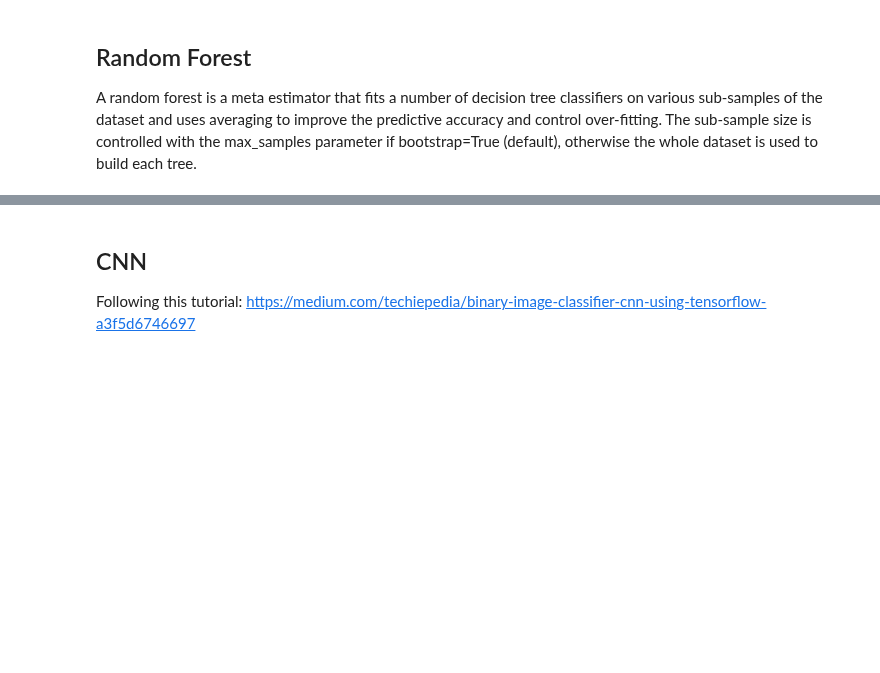
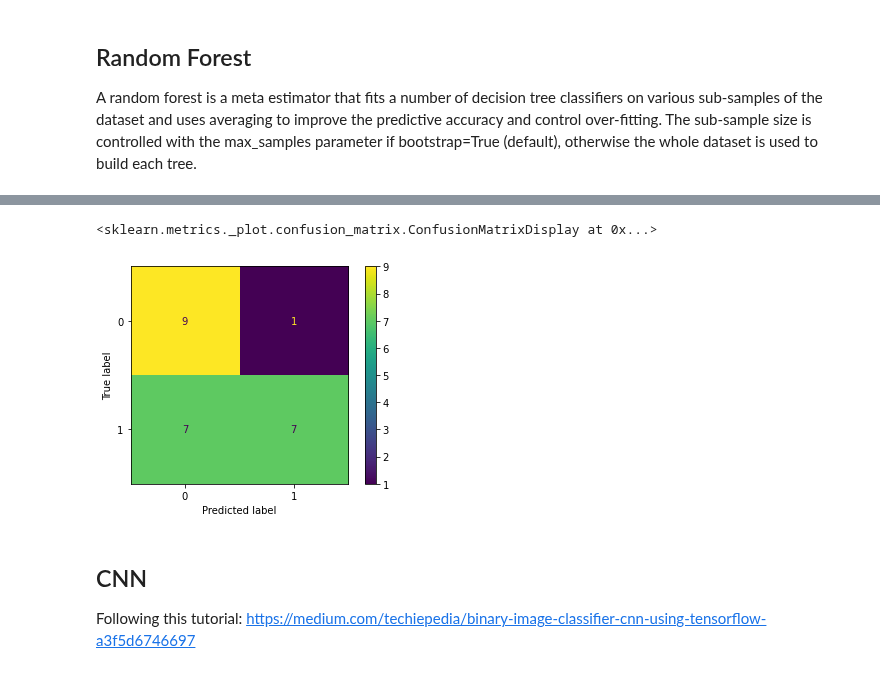
Before and after one commit to Dominic-DallOsto/translational-neuromodelling-mdd, a Jupyter notebook: Classifier/Classifier.ipynb, the cells around one changed output, grey strips where cells are left out. Cells and saved outputs as stored; diff of their text form; code cells hidden in the pictures; blank space fills up the shorter version.

```diff
--- a/Classifier/Classifier.ipynb
+++ b/Classifier/Classifier.ipynb
@@ -62,0 +55,8 @@ X_train[0].shape
+# %%
+X = np.array(X) # Convert list of X into numpy array
+nsamples, nx, ny = X.shape
+X = X.reshape((nsamples,nx*ny)) # Convert 3D matrix to 2D input vector
+X_train = X[:100]
+X_test = X[100:]
+y_train = y[:100]
+y_test = y[100:]
@@ -118,0 +106,3 @@ plt.xlim([alphas[0], alphas[-1]])
+# %%
+clf = linear_model.Lasso(alpha=10e-1, max_iter=10000)
+clf.fit(X_train, y_train)
@@ -129,3 +155,10 @@ preds = clf.predict(X_test)
+# %%
+cm = confusion_matrix(y_test, preds)
+disp = ConfusionMatrixDisplay(confusion_matrix=cm,display_labels=clf.classes_)
+disp.plot()
+# %% [output]
+<sklearn.metrics._plot.confusion_matrix.ConfusionMatrixDisplay at 0x...>
+[figure, added]
 # %% [markdown]
 ## CNN
 
```
Also changed, not shown: parts of 11 cells of this notebook.
